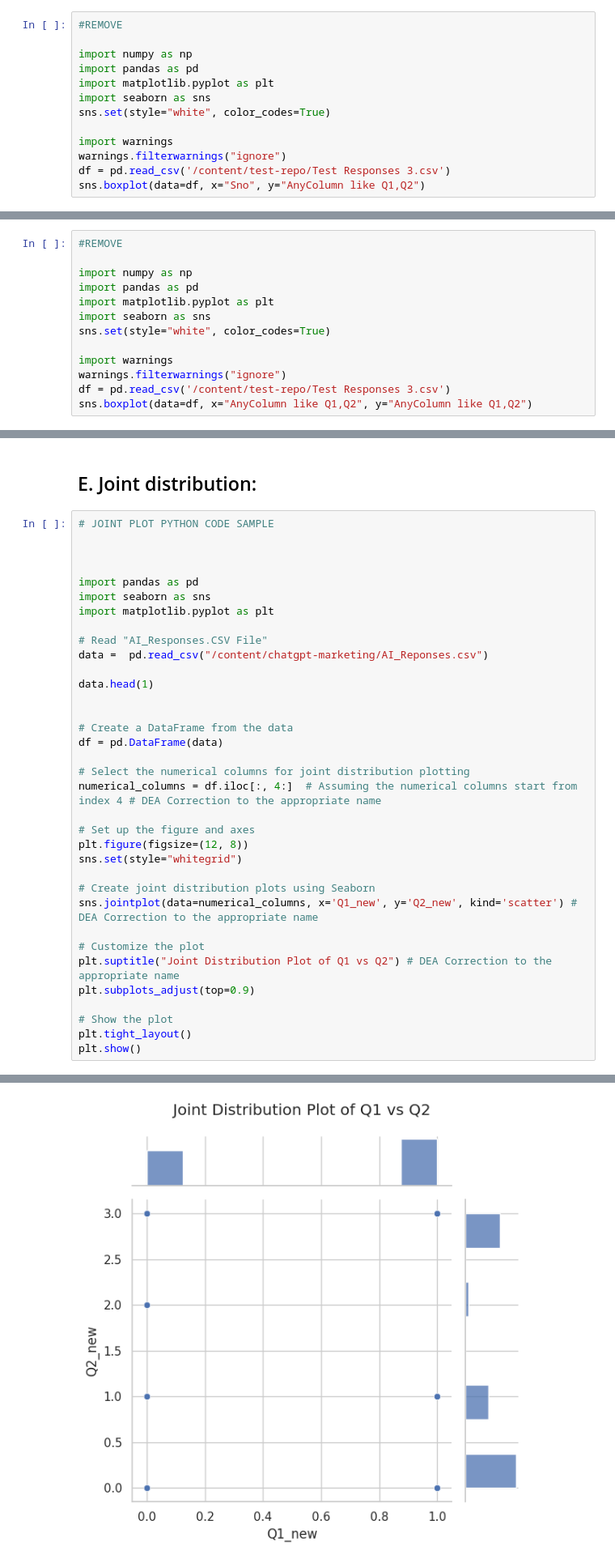
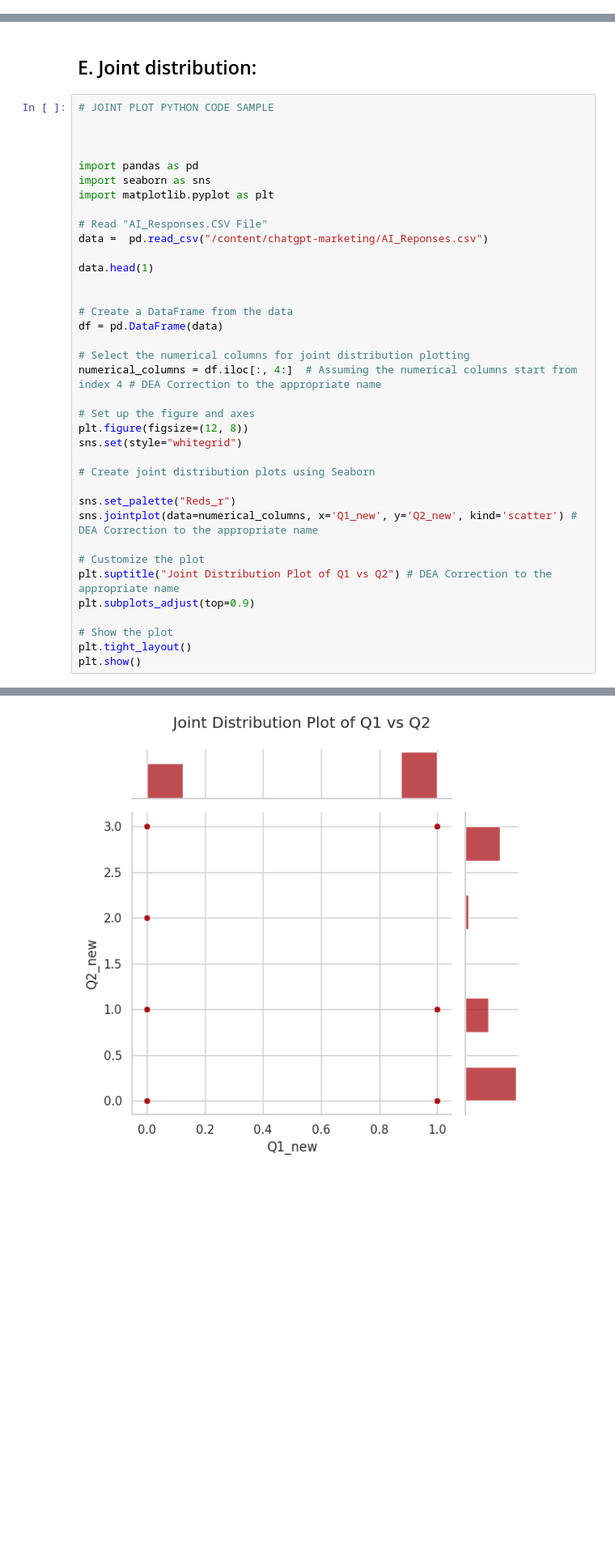
Before and after one commit to radhakrishnan-omotec/chatgpt-marketing, a Jupyter notebook: AI_based_Analysis_Research_Project_7a.ipynb, the cells around one changed output, grey strips where cells are left out. Shown at 81% size. Drawn from its saved outputs; the diff is of its cells as text; blank space fills up the shorter version.

```diff
--- a/AI_based_Analysis_Research_Project_7a.ipynb
+++ b/AI_based_Analysis_Research_Project_7a.ipynb
@@ -295,13 +292,0 @@ plt.show()
-# %%
-#REMOVE
-
-import numpy as np
-import pandas as pd
-import matplotlib.pyplot as plt
-import seaborn as sns
-sns.set(style="white", color_codes=True)
-
-import warnings
-warnings.filterwarnings("ignore")
-df = pd.read_csv('/content/test-repo/Test Responses 3.csv')
-sns.boxplot(data=df, x="Sno", y="AnyColumn like Q1,Q2")
@@ -310,16 +293,3 @@ sns.boxplot(data=df, x="Sno", y="AnyColumn like Q1,Q2")
-# %%
-#REMOVE
-
-import numpy as np
-import pandas as pd
-import matplotlib.pyplot as plt
-import seaborn as sns
-sns.set(style="white", color_codes=True)
-
-import warnings
-warnings.filterwarnings("ignore")
-df = pd.read_csv('/content/test-repo/Test Responses 3.csv')
-sns.boxplot(data=df, x="AnyColumn like Q1,Q2", y="AnyColumn like Q1,Q2")
 # %% [markdown]
 ## B. Scatter plot:
 # %%
@@ -451,34 +423,36 @@ import seaborn as sns
 import matplotlib.pyplot as plt
 
 # Read "AI_Responses.CSV File"
 data =  pd.read_csv("/content/chatgpt-marketing/AI_Reponses.csv")
 
 data.head(1)
 
 
 # Create a DataFrame from the data
 df = pd.DataFrame(data)
 
 # Select the numerical columns for joint distribution plotting
 numerical_columns = df.iloc[:, 4:]  # Assuming the numerical columns start from index 4 # DEA Correction to the appropriate name
 
 # Set up the figure and axes
 plt.figure(figsize=(12, 8))
 sns.set(style="whitegrid")
 
 # Create joint distribution plots using Seaborn
+
+sns.set_palette("Reds_r")
 sns.jointplot(data=numerical_columns, x='Q1_new', y='Q2_new', kind='scatter') # DEA Correction to the appropriate name
 
 # Customize the plot
 plt.suptitle("Joint Distribution Plot of Q1 vs Q2") # DEA Correction to the appropriate name
 plt.subplots_adjust(top=0.9)
 
 # Show the plot
 plt.tight_layout()
 plt.show()
 # %% [output]
 <Figure size 1200x800 with 0 Axes>
-[figure, old version]
+[figure, new version]
 # %% [markdown]
 ### **Code 1 - S.No Vs Column Header**
 # %% [markdown]
```
Also changed, not shown: parts of 5 cells of this notebook.
